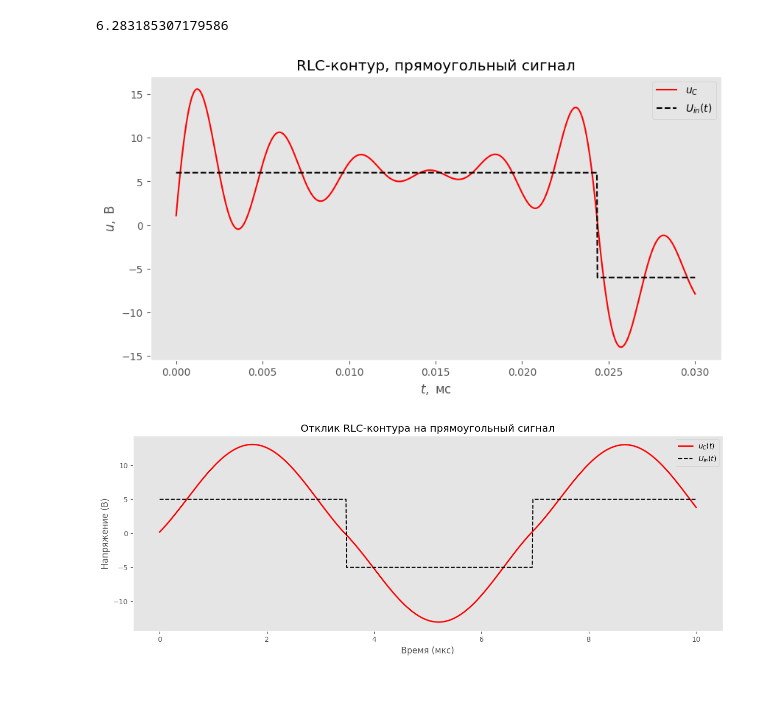
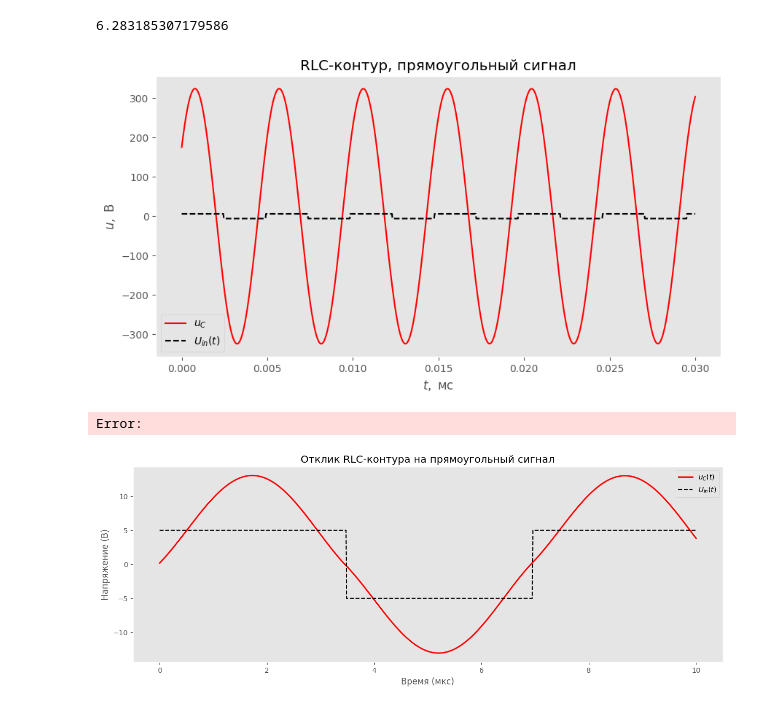
Before and after one commit to matalhim/sdf, a Jupyter notebook: corsika/labaelt1.ipynb, the cells around one changed output. Drawn from its saved outputs; the diff is of its cells as text; code cells hidden in the pictures.

```diff
--- a/corsika/labaelt1.ipynb
+++ b/corsika/labaelt1.ipynb
@@ -454,40 +455,41 @@ f = 10e3  # Гц
 gamma = R / (2 * L)
 omega0 = 1 / np.sqrt(L * C)
 # omega = 2 * np.pi * f  #
-alpha = -0.9
+alpha = -0.01
 omega = omega0 + omega0 * alpha
 omega_d = np.sqrt(omega0**2 - gamma**2)
 
 
 t = np.linspace(0, 3e-5, 1000)
 Uin = A * square(omega * t)
 
 
 def response(t, n):
     wn = n * omega
     phi_n = np.arctan(2 * gamma * wn / (omega0**2 - wn**2))
     Cn = 4 * A / (n * np.pi * L * C *
                   np.sqrt((omega0**2 - wn**2)**2 + (2 * gamma * wn)**2))
     return Cn * np.sin(wn * t + phi_n)
 
 
 Vc = np.exp(-gamma * t) * (np.cos(omega_d * t) + np.sin(omega_d * t))
 
 for n in range(1, 10000, 2):
     Vc += response(t, n)
 
 # График
 plt.figure(figsize=(10, 5))
 plt.plot(t * 1e3, Vc, label=r'$u_C$', color='red')
 plt.plot(t * 1e3, Uin, '--', label=r'$U_{in}(t)$', color='black', alpha=1)
 plt.xlabel(r'$t,~\text{мс}$')
 plt.ylabel(r'$u,~\text{В}$')
 plt.title("RLC-контур, прямоугольный сигнал")
 plt.legend()
 plt.grid()
 plt.show()
 # %% [output]
-[figure, old version]
+[figure, new version]
+Error:
 # %%
 import numpy as np
 import matplotlib.pyplot as plt
```
Also changed, not shown: parts of 1 cell of this notebook, 17 other files.
